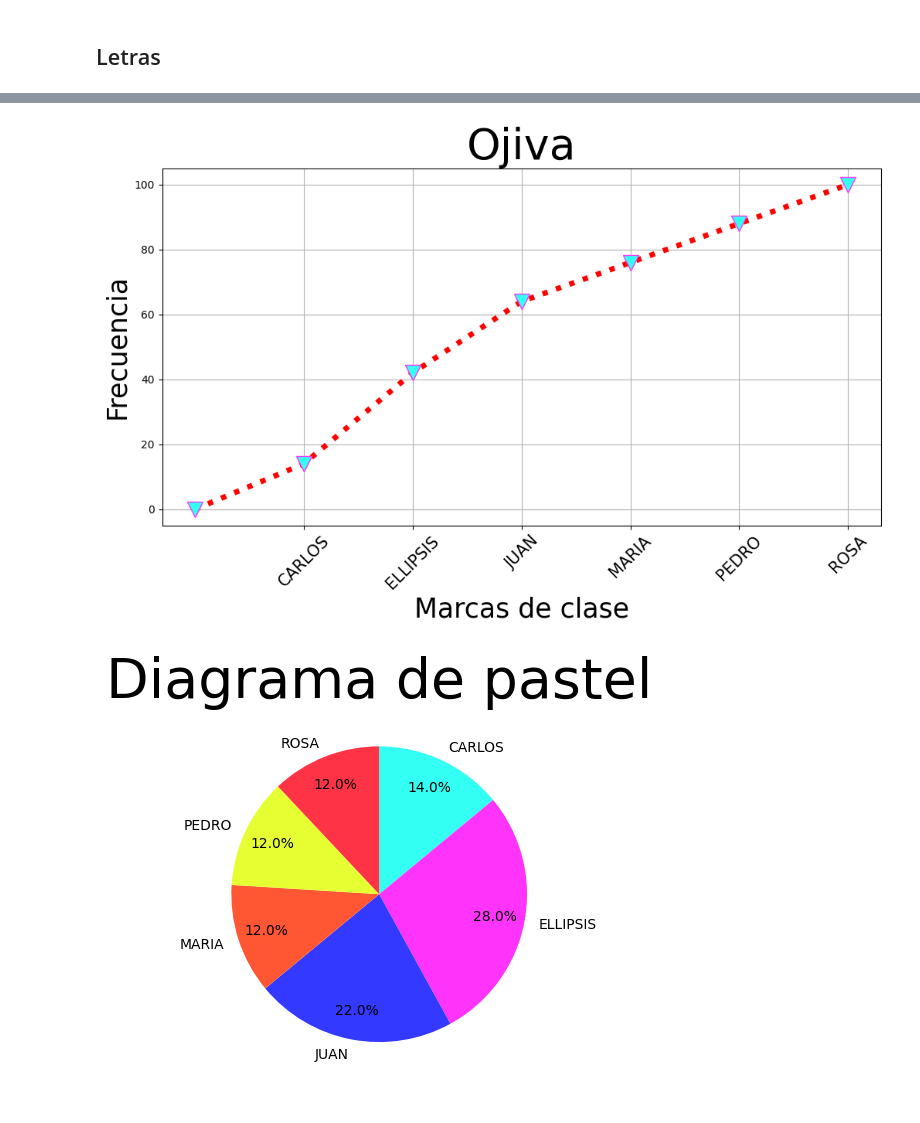
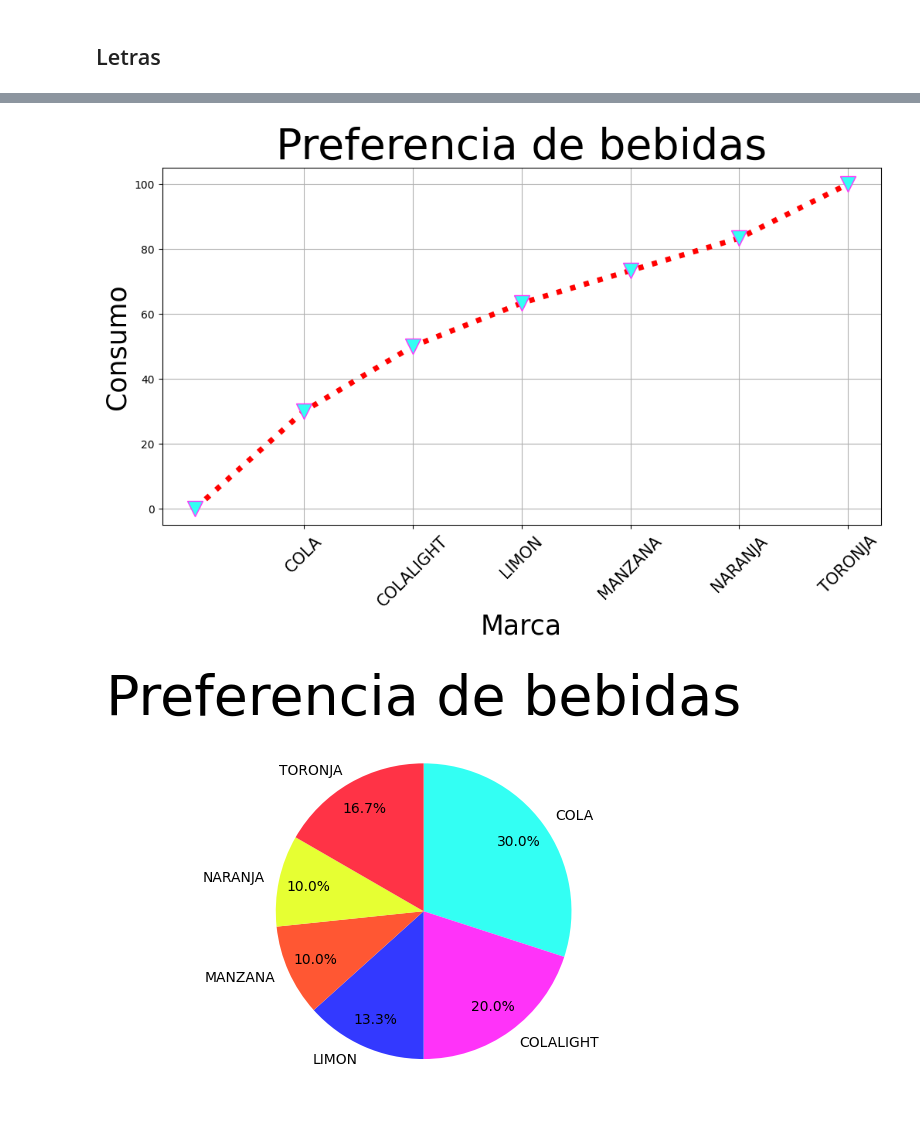
Before and after one commit to imac17itsoeh/Funciones, a Jupyter notebook: testGlobal.ipynb, the cells around one changed output, grey strips where cells are left out. Drawn from its saved outputs; the diff is of its cells as text; code cells hidden in the pictures.

```diff
--- a/testGlobal.ipynb
+++ b/testGlobal.ipynb
@@ -111,7 +120,12 @@ Frecuencia relativa acumulada: [10.0, 30.0, 50.0, 65.0, 100.0]
 # %% [markdown]
 ## Letras
 # %%
-lista=['Ellipsis', 'Juan', 'Ellipsis', 'Juan', 'Carlos', 'Pedro','Ellipsis', 'Ellipsis', 'Juan', 'Ellipsis','Ellipsis', 'Pedro', 'Juan', 'María', 'Ellipsis', 'Juan', 'Rosa', 'Juan', 'Carlos', 'Ellipsis', 'Rosa', 'Pedro', 'Carlos', 'Ellipsis', 'Rosa', 'Juan', 'Ellipsis', 'Carlos', 'Pedro', 'Rosa', 'Juan', 'María', 'Rosa', 'Ellipsis', 'Juan', 'Carlos', 'Juan', 'María', 'Ellipsis', 'Rosa', 'Juan', 'Carlos', 'María', 'Ellipsis', 'María', 'Pedro', 'Carlos', 'Pedro', 'María', 'Ellipsis']
+lista = ['Toronja', 'Cola', 'Manzana', 'Toronja', 'Cola',
+                'Toronja', 'Cola light', 'Cola', 'Limón', 'Manzana',
+                'Naranja', 'Naranja', 'Cola light', 'Limón', 'Cola',
+                'Toronja', 'Cola', 'Limón', 'Toronja', 'Cola light',
+                'Cola light', 'Cola', 'Limón', 'Cola light', 'Cola',
+                'Manzana', 'Cola', 'Naranja', 'Cola', 'Cola light',]
 datos_nuevos= ca.formateando_str(lista)
 ordenadas=z.ordenar_cadenas(datos_nuevos)
 clases, fa_absoluta= v.frec_abs(ordenadas)
@@ -129,9 +143,14 @@ print()
 tabla=t.generar_tabla(clases, fa_sorted, frecuencia_relativa, frecuencia_relativa_acumulada)
 print()
 print()
-p.generar_poligono_frecuencias(frecuencia_relativa, clases_sorted, marcas_clases )
-ht.generar_histograma(marcas_clases, fa_sorted, clases_sorted)
-br.generar_diagrama_barras_horizontal(fa_sorted, clases_sorted,marcas_clases)
-o.generar_ojiva(marcas_clases, frecuencia_relativa_acumulada, clases_sorted)
-pie.generar_pastel(clases_sorted, fa_sorted)
+labelx = "Marca"
+labely = "Consumo"
+titulo = "Preferencia de bebidas"
+
+
+p.generar_poligono_frecuencias(frecuencia_relativa, clases_sorted, marcas_clases, labelx, labely, titulo)
+ht.generar_histograma(marcas_clases, fa_sorted, clases_sorted, labelx, labely, titulo)
+br.generar_diagrama_barras_horizontal(fa_sorted, clases_sorted,marcas_clases, labelx, labely, titulo)
+o.generar_ojiva(marcas_clases, frecuencia_relativa_acumulada, clases_sorted, labelx, labely, titulo)
+pie.generar_pastel(clases_sorted, fa_sorted, titulo)
 # %% [output]
@@ -154,2 +173,2 @@ Frecuencia relativa acumulada: [14.000000000000002, 42.00000000000001, 64.0, 76.
-[figure, old version]
+[figure, new version]
-[figure, old version]
+[figure, new version]
```
Also changed, not shown: parts of 3 cells of this notebook, 7 other files.
